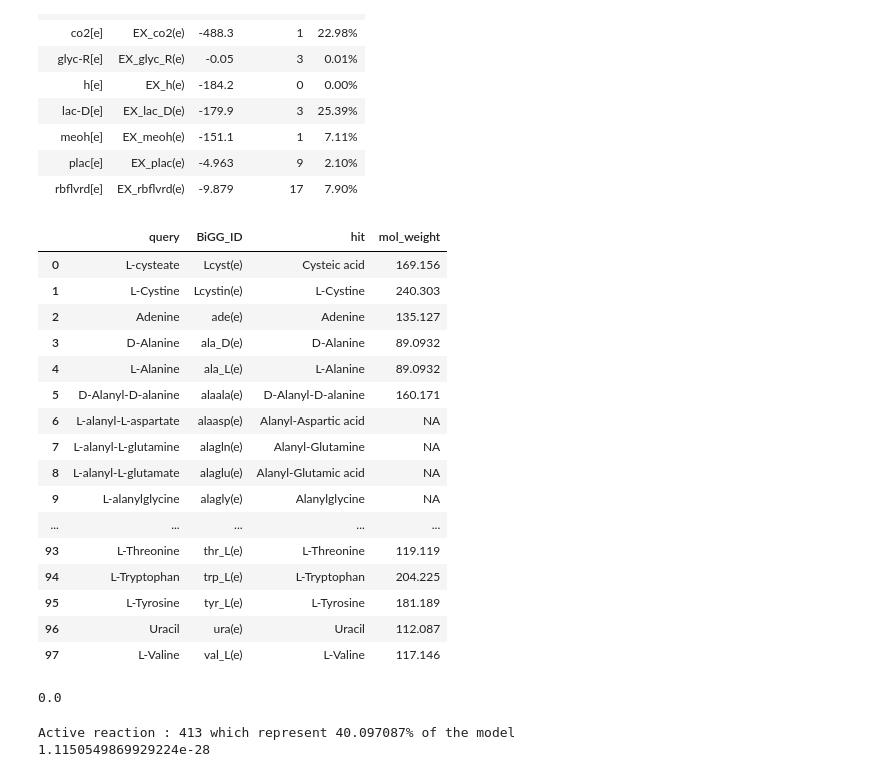
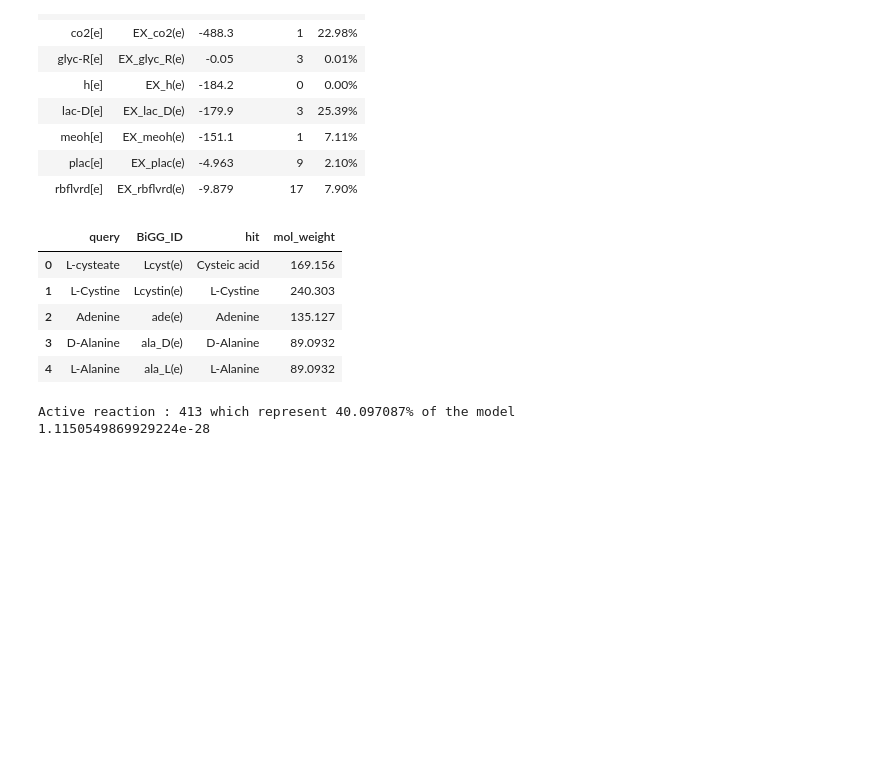
Before and after one commit to PrabJ/Flux_Balance_F_Prausnitzii, a Jupyter notebook: Metabolic_flux.ipynb, the cells around one changed output. Saved outputs shown, nothing was run; the diff lists cells and outputs as text; code cells hidden in the pictures; blank space fills up the shorter version.

```diff
--- a/Metabolic_flux.ipynb
+++ b/Metabolic_flux.ipynb
@@ -740,42 +740,33 @@ url = "http://api.xialab.ca/mapcompounds"
 payload = "{\n\t\"queryList\": \"%s;\",\n\t\"inputType\": \"name\"\n}" %";".join(x)
 headers = {
     'Content-Type': "application/json",
     'cache-control': "no-cache",
     }
 
 response = requests.request("POST", url, data=payload, headers=headers)
 
 dict=json.loads(response.text)
 mapped_compounds=pd.DataFrame(dict)
 
 mol_weight=[]
 for i in mapped_compounds["chebi_id"]:
     try:
         x= ChebiEntity(str(i))
         mol_weight.append(x.get_mass())
     except:
         mol_weight.append("NA")
         continue
 
 mapped_compounds["mol_weight"]=mol_weight
 mapped_compounds["BiGG_ID"]=[final_test_model.reactions.get_by_id(compound_id).id[3:] for compound_id in final_test_model.medium]
 weights=mapped_compounds[["query", "BiGG_ID", "hit", "mol_weight"]]
-weights
+weights.head()
+# weight: g/mol
+# flux: mmol/g/hr
 # %% [output]
 |  | query | BiGG_ID | hit | mol_weight |
 | 0 | L-cysteate | Lcyst(e) | Cysteic acid | 169.156 |
 | 1 | L-Cystine | Lcystin(e) | L-Cystine | 240.303 |
 | 2 | Adenine | ade(e) | Adenine | 135.127 |
 | 3 | D-Alanine | ala_D(e) | D-Alanine | 89.0932 |
 | 4 | L-Alanine | ala_L(e) | L-Alanine | 89.0932 |
-| 5 | D-Alanyl-D-alanine | alaala(e) | D-Alanyl-D-alanine | 160.171 |
-| 6 | L-alanyl-L-aspartate | alaasp(e) | Alanyl-Aspartic acid | NA |
-| 7 | L-alanyl-L-glutamine | alagln(e) | Alanyl-Glutamine | NA |
-| 8 | L-alanyl-L-glutamate | alaglu(e) | Alanyl-Glutamic acid | NA |
-| 9 | L-alanylglycine | alagly(e) | Alanylglycine | NA |
-| ... | ... | ... | ... | ... |
-| 93 | L-Threonine | thr_L(e) | L-Threonine | 119.119 |
-| 94 | L-Tryptophan | trp_L(e) | L-Tryptophan | 204.225 |
-| 95 | L-Tyrosine | tyr_L(e) | L-Tyrosine | 181.189 |
-| 96 | Uracil | ura(e) | Uracil | 112.087 |
-| 97 | L-Valine | val_L(e) | L-Valine | 117.146 |
@@ -787,8 +773,3 @@ weights
-# %%
-# minimal_medium(model, 10)
-max_growth
-# %% [output]
-0.0
 # %%
 # Post-optimization
 fba_mmcb = model_mmcb.optimize()
```
Also changed, not shown: parts of 1 cell of this notebook.
